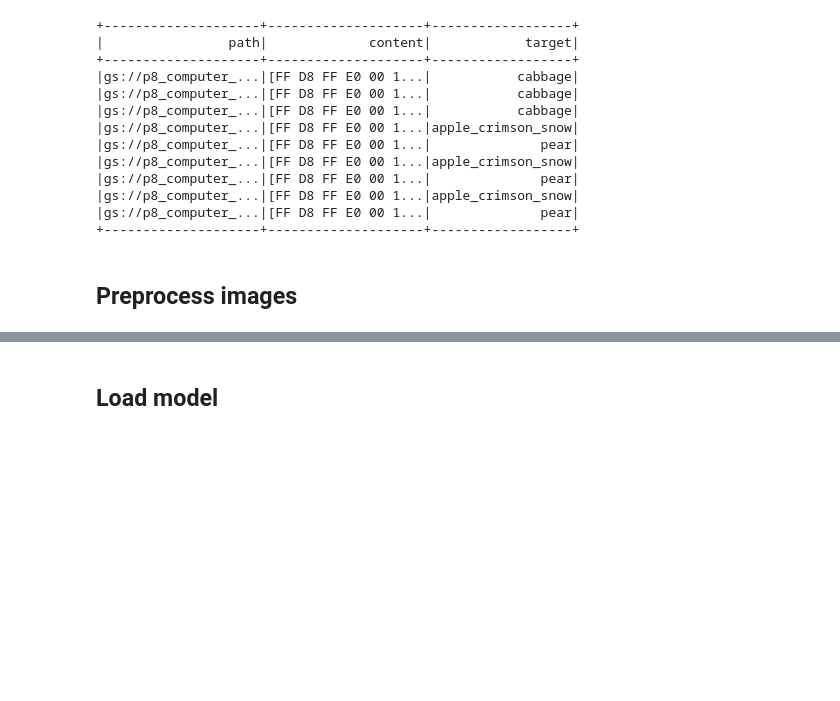
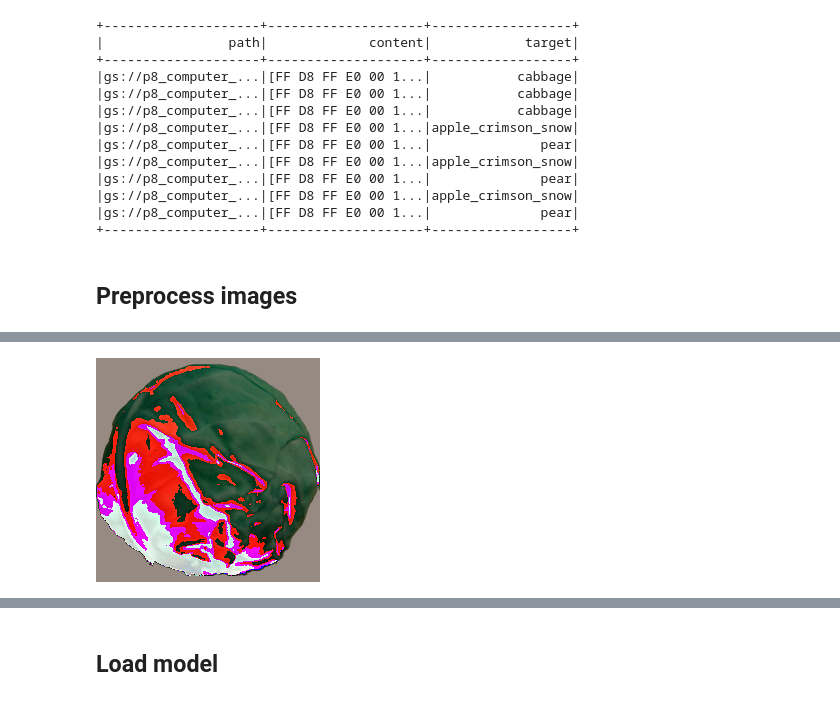
Before and after one commit to florabajolet/OCR8_spark_hadoop, a Jupyter notebook: P8_spark.ipynb, the cells around one changed output, grey strips where cells are left out. Saved outputs shown, nothing was run; the diff lists cells and outputs as text; code cells hidden in the pictures; blank space fills up the shorter version.

Commit message:
2022 March 2 - Preprocess ok. Working on pandas udf functions.

```diff
--- a/P8_spark.ipynb
+++ b/P8_spark.ipynb
@@ -163,0 +109,7 @@ img2
+# %%
+# With ResNet50 preprocess
+img_preprocessed = resnet50.preprocess_input(img_resized)
+img_preprocessed_visible = Image.fromarray(np.uint8(img_preprocessed)).convert('RGB')
+img_preprocessed_visible
+# %% [output]
+[figure, added]
```
Also changed, not shown: parts of 46 cells of this notebook.
